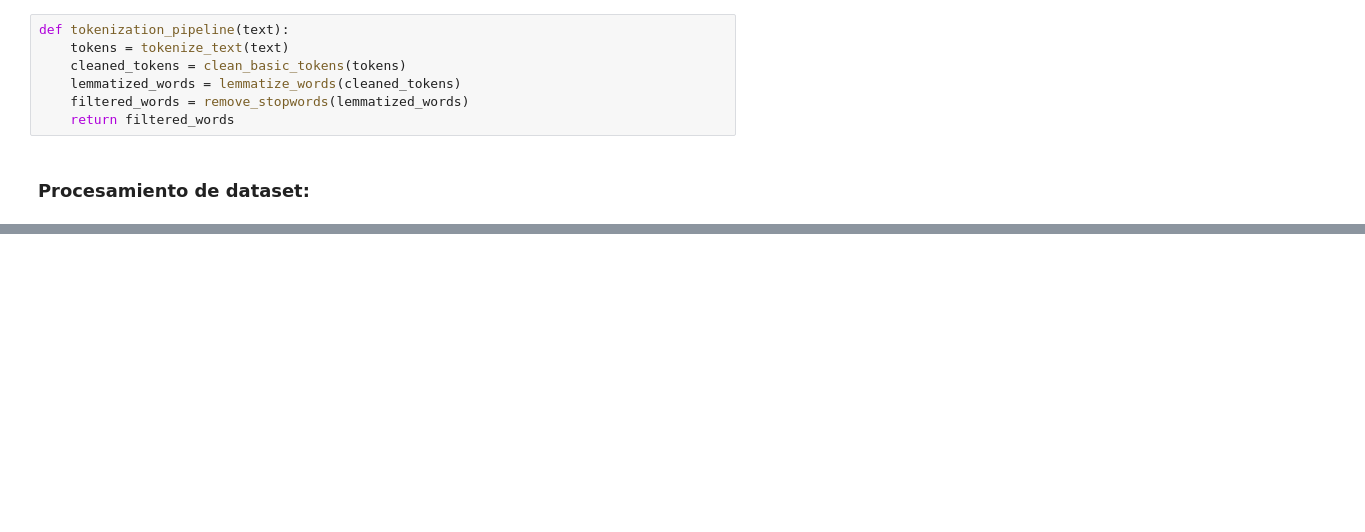
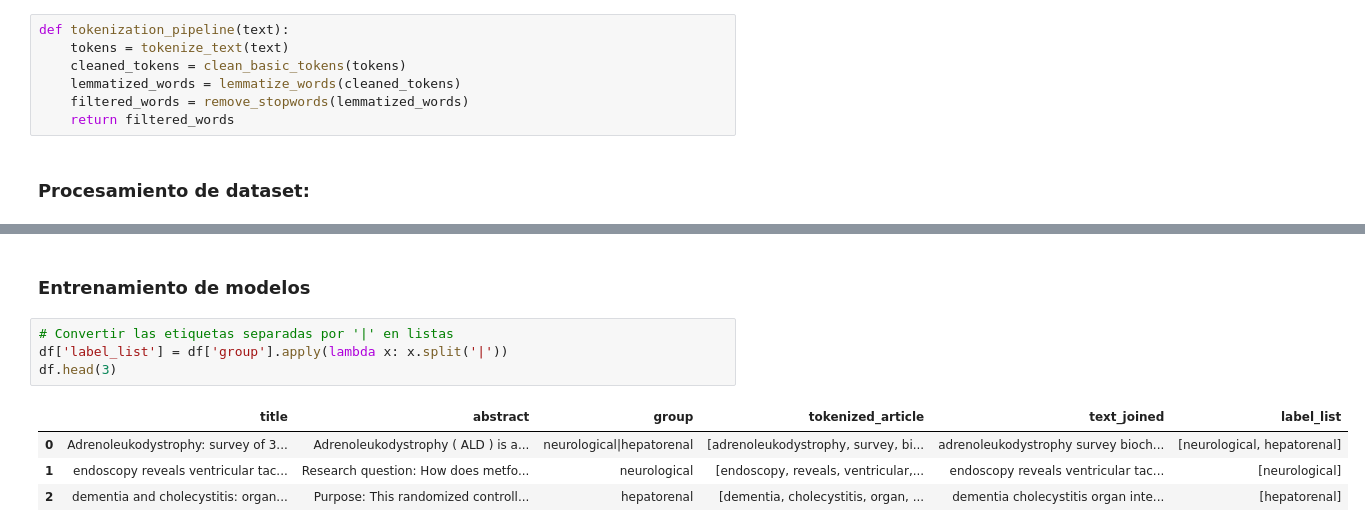
Before and after one commit to bryanMontoya/ChallengeTS, a Jupyter notebook: challenge_brayan_tests.ipynb, the cells around one changed output, grey strips where cells are left out. Cells and saved outputs as stored; diff of their text form; blank space fills up the shorter version.

```diff
--- a/challenge_brayan_tests.ipynb
+++ b/challenge_brayan_tests.ipynb
@@ -171,0 +182,11 @@ df
+# %% [markdown]
+### Entrenamiento de modelos
+# %%
+# Convertir las etiquetas separadas por '|' en listas
+df['label_list'] = df['group'].apply(lambda x: x.split('|'))
+df.head(3)
+# %% [output]
+|  | title | abstract | group | tokenized_article | text_joined | label_list |
+| 0 | Adrenoleukodystrophy: survey of 3... | Adrenoleukodystrophy ( ALD ) is a... | neurological|hepatorenal | [adrenoleukodystrophy, survey, bi... | adrenoleukodystrophy survey bioch... | [neurological, hepatorenal] |
+| 1 | endoscopy reveals ventricular tac... | Research question: How does metfo... | neurological | [endoscopy, reveals, ventricular,... | endoscopy reveals ventricular tac... | [neurological] |
+| 2 | dementia and cholecystitis: organ... | Purpose: This randomized controll... | hepatorenal | [dementia, cholecystitis, organ, ... | dementia cholecystitis organ inte... | [hepatorenal] |
```
Also changed, not shown: parts of 11 cells of this notebook, 3 other files.
